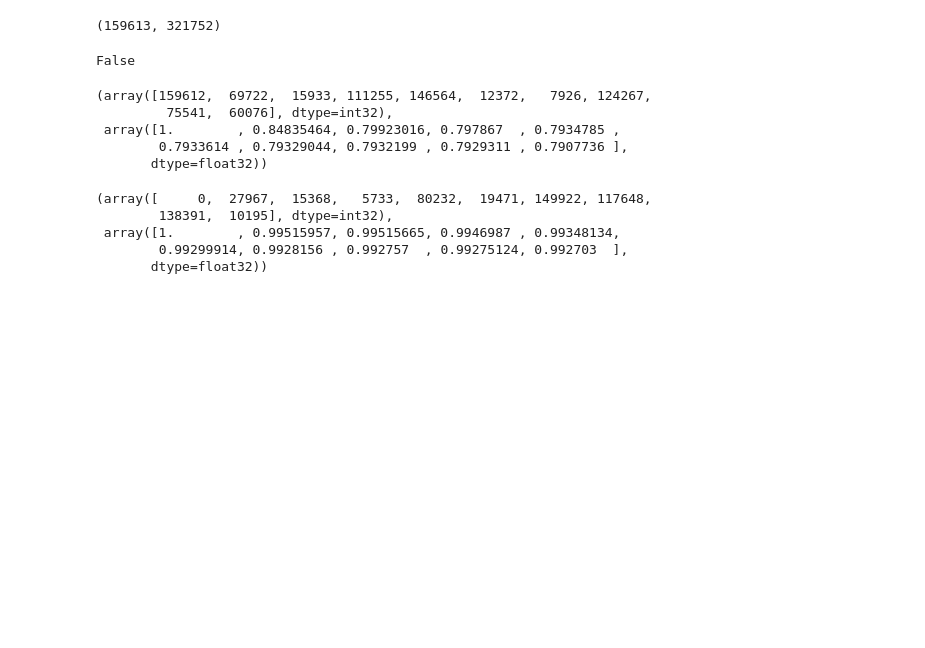
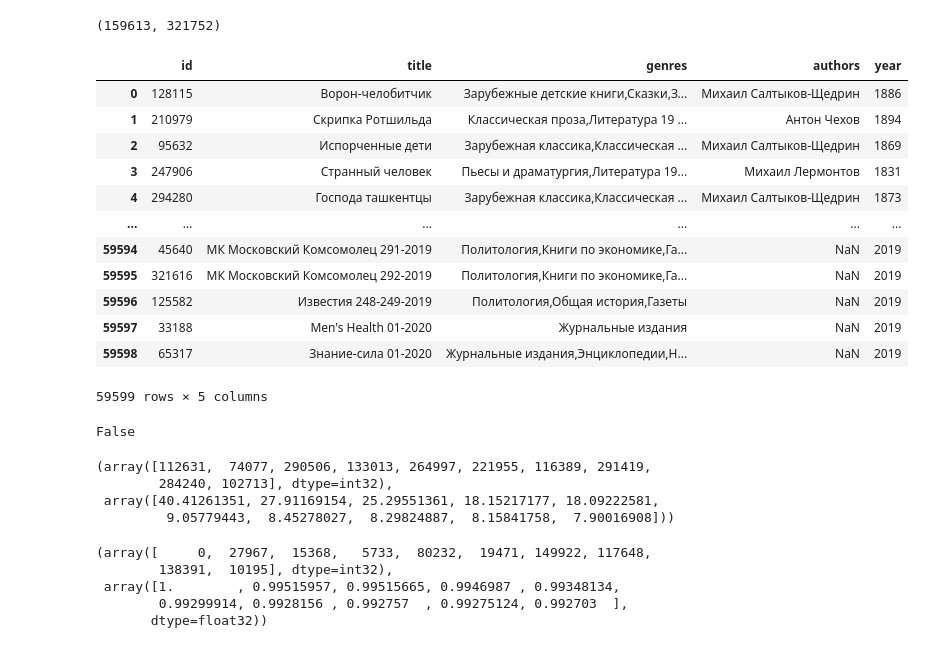
Before and after one commit to torchme/mfdp, a Jupyter notebook: research/Untitled.ipynb, the cells around one changed output. Drawn from its saved outputs; the diff is of its cells as text; code cells hidden in the pictures; blank space fills up the shorter version.

```diff
--- a/research/Untitled.ipynb
+++ b/research/Untitled.ipynb
@@ -917,6 +917,22 @@ interactions_sparse = sp.coo_matrix((df['rating'].fillna(0).astype(float),
 print(interactions_sparse.shape)
 # %% [output]
 (159613, 321752)
+# %%
+df_items
+# %% [output]
+|  | id | title | genres | authors | year |
+| 0 | 128115 | Ворон-челобитчик | Зарубежные детские книги,Сказки,З... | Михаил Салтыков-Щедрин | 1886 |
+| 1 | 210979 | Скрипка Ротшильда | Классическая проза,Литература 19 ... | Антон Чехов | 1894 |
+| 2 | 95632 | Испорченные дети | Зарубежная классика,Классическая ... | Михаил Салтыков-Щедрин | 1869 |
+| 3 | 247906 | Странный человек | Пьесы и драматургия,Литература 19... | Михаил Лермонтов | 1831 |
+| 4 | 294280 | Господа ташкентцы | Зарубежная классика,Классическая ... | Михаил Салтыков-Щедрин | 1873 |
+| ... | ... | ... | ... | ... | ... |
+| 59594 | 45640 | МК Московский Комсомолец 291-2019 | Политология,Книги по экономике,Га... | NaN | 2019 |
+| 59595 | 321616 | МК Московский Комсомолец 292-2019 | Политология,Книги по экономике,Га... | NaN | 2019 |
+| 59596 | 125582 | Известия 248-249-2019 | Политология,Общая история,Газеты | NaN | 2019 |
+| 59597 | 33188 | Men's Health 01-2020 | Журнальные издания | NaN | 2019 |
+| 59598 | 65317 | Знание-сила 01-2020 | Журнальные издания,Энциклопедии,Н... | NaN | 2019 |
+59599 rows × 5 columns
 # %%
 import implicit
 
@@ -929,14 +945,13 @@ model.fit(interactions_sparse)
 model.
 # %% [output]
 False
-# %%
-model.similar_users(159612)
-# %% [output]
-(array([159612,  69722,  15933, 111255, 146564,  12372,   7926, 124267,
-         75541,  60076], dtype=int32),
- array([1.        , 0.84835464, 0.79923016, 0.797867  , 0.7934785 ,
-        0.7933614 , 0.79329044, 0.7932199 , 0.7929311 , 0.7907736 ],
-       dtype=float32))
+# %%
+model.similar_items(112631)
+# %% [output]
+(array([112631,  74077, 290506, 133013, 264997, 221955, 116389, 291419,
+        284240, 102713], dtype=int32),
+ array([40.41261351, 27.91169154, 25.29551361, 18.15217177, 18.09222581,
+         9.05779443,  8.45278027,  8.29824887,  8.15841758,  7.90016908]))
 # %%
 model.similar_users(0)
 # %% [output]
```
Also changed, not shown: parts of 2 cells of this notebook, 5 other files.
